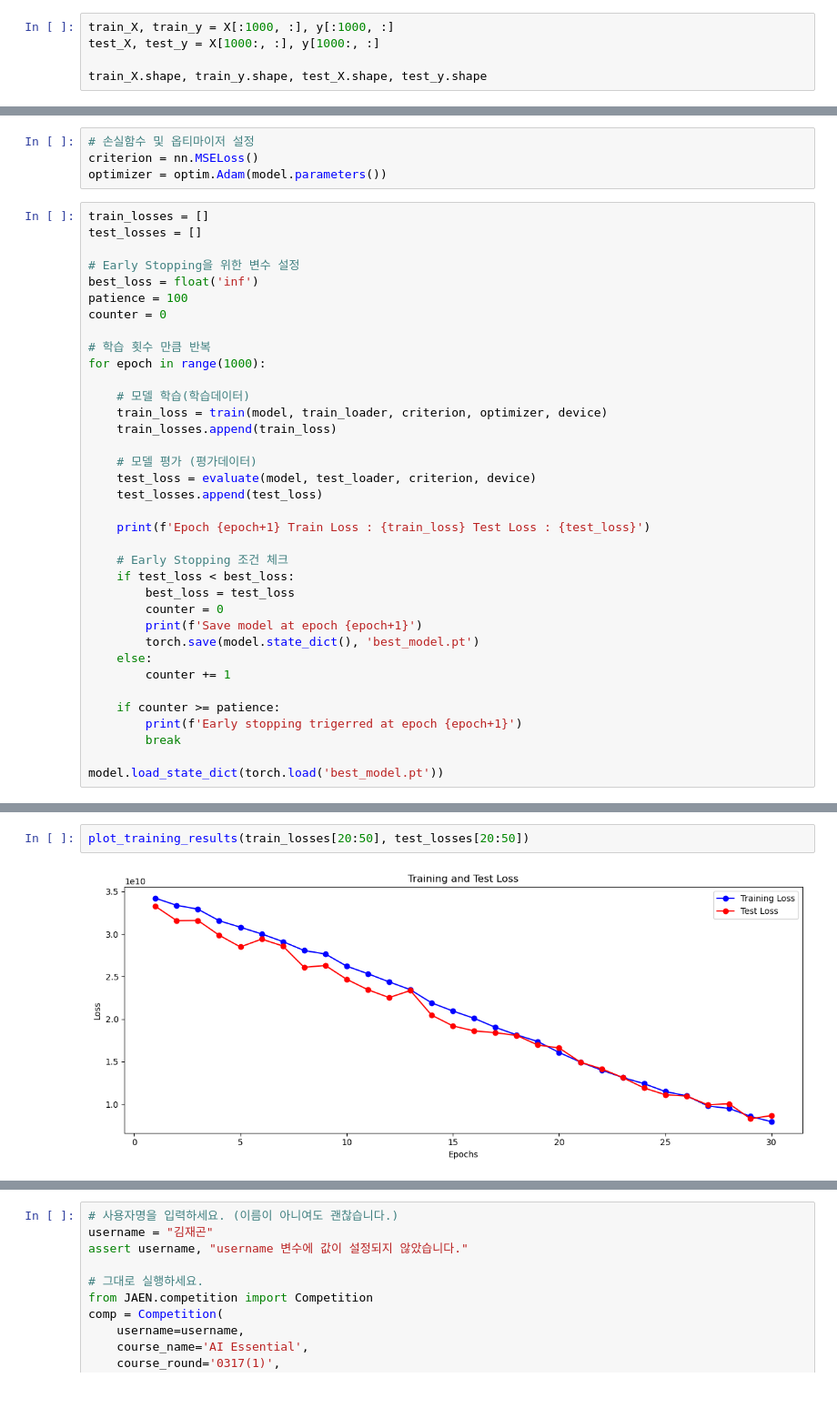
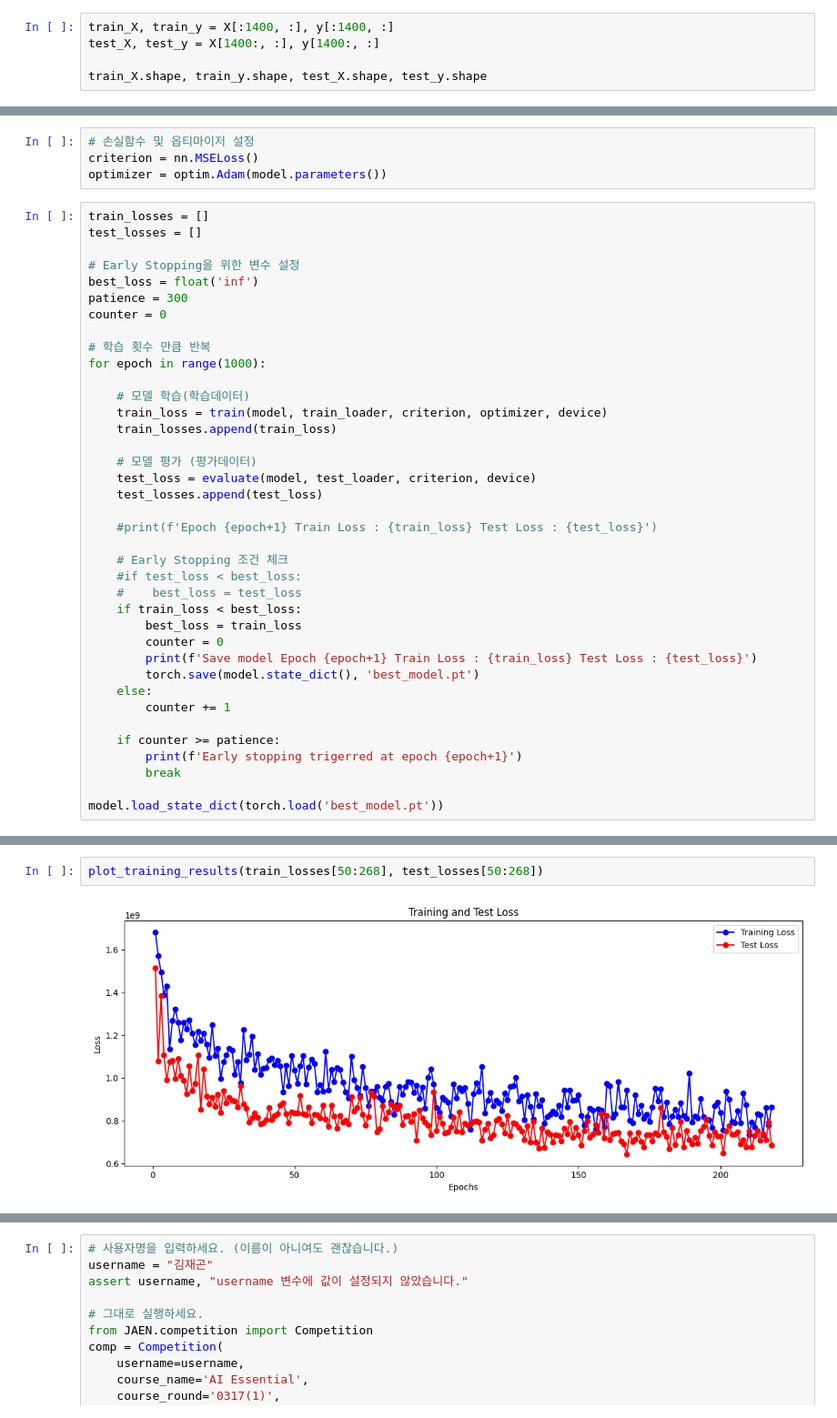
Before and after one commit to jaegon-kim/python_study, a Jupyter notebook: src/ai_essential_250317/house_price_prediction/prediction_dropout_batch_norm.ipynb, the cells around one changed output, grey strips where cells are left out. Shown at 91% size. Saved outputs shown, nothing was run; the diff lists cells and outputs as text.

```diff
--- a/src/ai_essential_250317/house_price_prediction/prediction_dropout_batch_norm.ipynb
+++ b/src/ai_essential_250317/house_price_prediction/prediction_dropout_batch_norm.ipynb
@@ -40,8 +40,8 @@ X.shape, y.shape, TEST.shape
 # %% [output]
 (torch.Size([1460, 79]), torch.Size([1460, 1]), torch.Size([1459, 79]))
 # %%
-train_X, train_y = X[:1000, :], y[:1000, :]
-test_X, test_y = X[1000:, :], y[1000:, :]
+train_X, train_y = X[:1400, :], y[:1400, :]
+test_X, test_y = X[1400:, :], y[1400:, :]
 
 train_X.shape, train_y.shape, test_X.shape, test_y.shape
 # %% [output]
@@ -160,7 +144,7 @@ test_losses = []
 
 # Early Stopping을 위한 변수 설정
 best_loss = float('inf')
-patience = 100
+patience = 300
 counter = 0
 
 # 학습 횟수 만큼 반복
@@ -174,13 +158,15 @@ for epoch in range(1000):
     test_loss = evaluate(model, test_loader, criterion, device)
     test_losses.append(test_loss)
 
-    print(f'Epoch {epoch+1} Train Loss : {train_loss} Test Loss : {test_loss}')
+    #print(f'Epoch {epoch+1} Train Loss : {train_loss} Test Loss : {test_loss}')
 
     # Early Stopping 조건 체크
-    if test_loss < best_loss:
-        best_loss = test_loss
+    #if test_loss < best_loss:
+    #    best_loss = test_loss
+    if train_loss < best_loss:
+        best_loss = train_loss
         counter = 0
-        print(f'Save model at epoch {epoch+1}')
+        print(f'Save model Epoch {epoch+1} Train Loss : {train_loss} Test Loss : {test_loss}')
         torch.save(model.state_dict(), 'best_model.pt')
     else:
         counter += 1
@@ -211,8 +197,8 @@ Early stopping trigerred at epoch 192
 <All keys matched successfully>
 # %%
-plot_training_results(train_losses[20:50], test_losses[20:50])
+plot_training_results(train_losses[50:268], test_losses[50:268])
 # %% [output]
-[figure, old version]
+[figure, new version]
 # %%
 plot_training_results(train_losses, test_losses)
 # %% [output]
```
Also changed, not shown: parts of 7 cells of this notebook.
